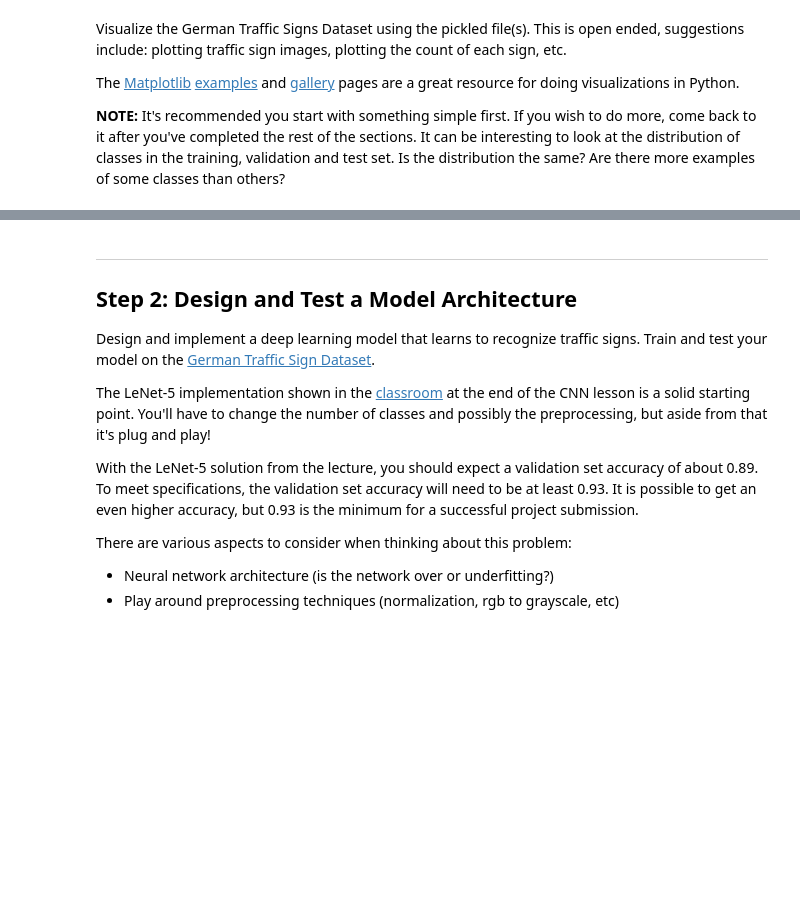
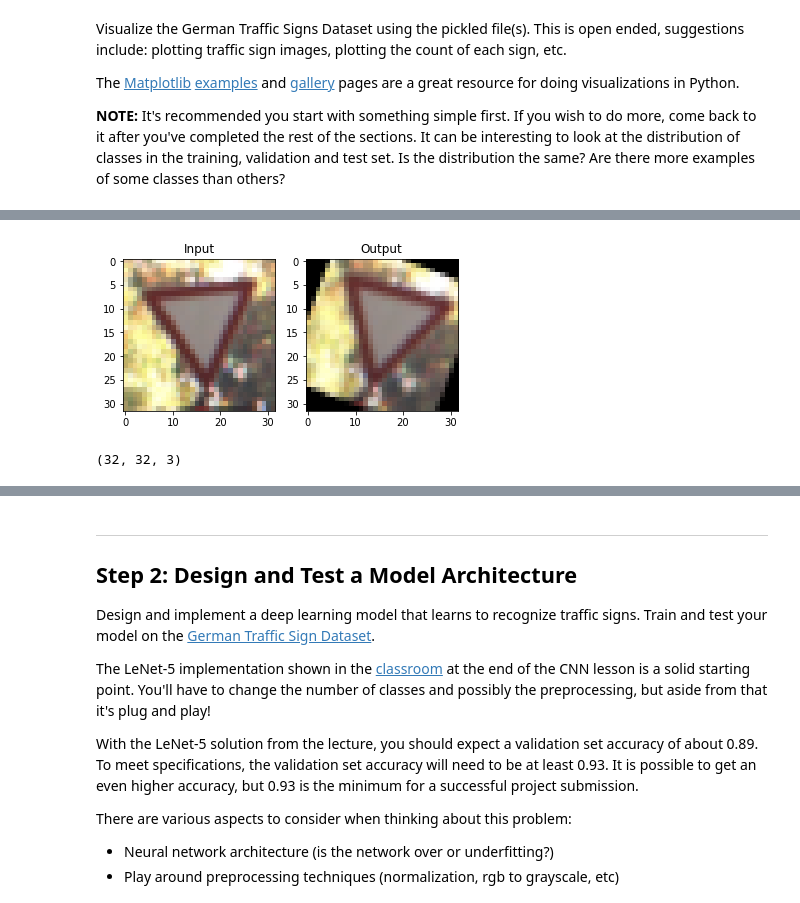
Before and after one commit to vipulbhandari82/CarND-Traffic-Sign-Classifier-Project, a Jupyter notebook: Traffic_Sign_Classifier.ipynb, the cells around one changed output, grey strips where cells are left out. Cells and saved outputs as stored; diff of their text form; code cells hidden in the pictures; blank space fills up the shorter version.

```diff
--- a/Traffic_Sign_Classifier.ipynb
+++ b/Traffic_Sign_Classifier.ipynb
@@ -133,0 +187,15 @@ plt.show()
+# %%
+def rotation(img):
+    rows,cols = 32,32
+    theta = np.random.randint(-30,30)
+    M = cv2.getRotationMatrix2D((cols/2,rows/2),theta,1)
+    dst = cv2.warpAffine(img,M,(cols,rows))
+    return dst
+
+plt.subplot(121),plt.imshow(test_img.squeeze()),plt.title('Input')
+plt.subplot(122),plt.imshow(rotation(test_img).squeeze()),plt.title('Output')
+plt.show()
+print(rotation(test_img).shape)
+# %% [output]
+[figure, added]
+(32, 32, 3)
```
Also changed, not shown: parts of 16 cells of this notebook, 9 other files.
